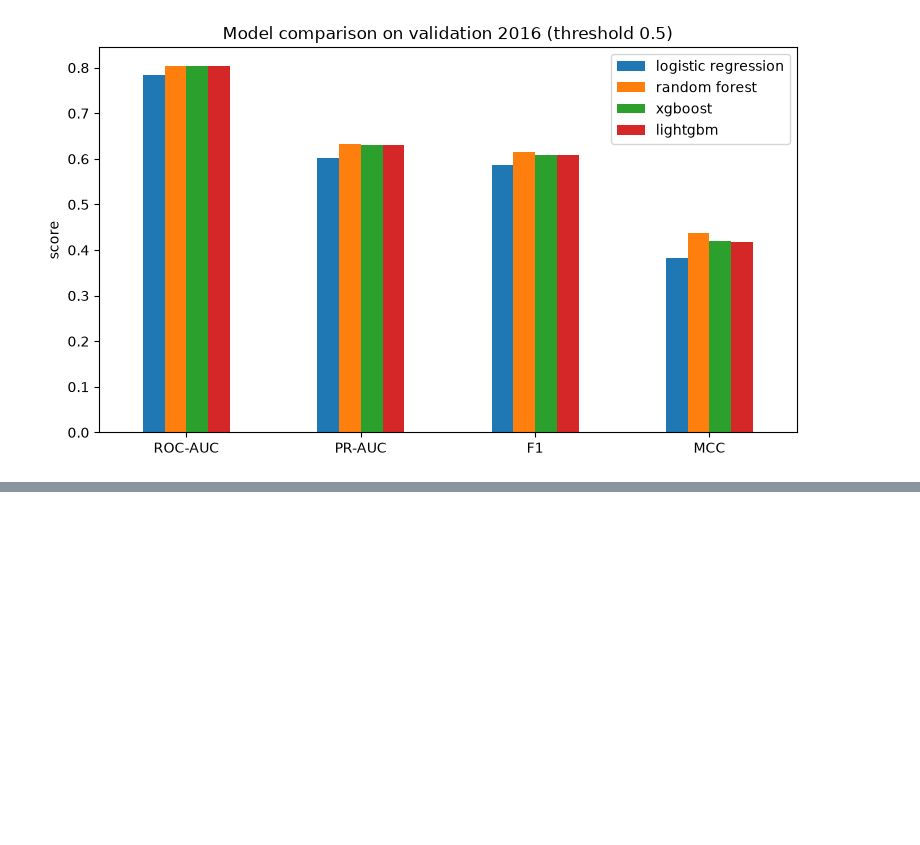
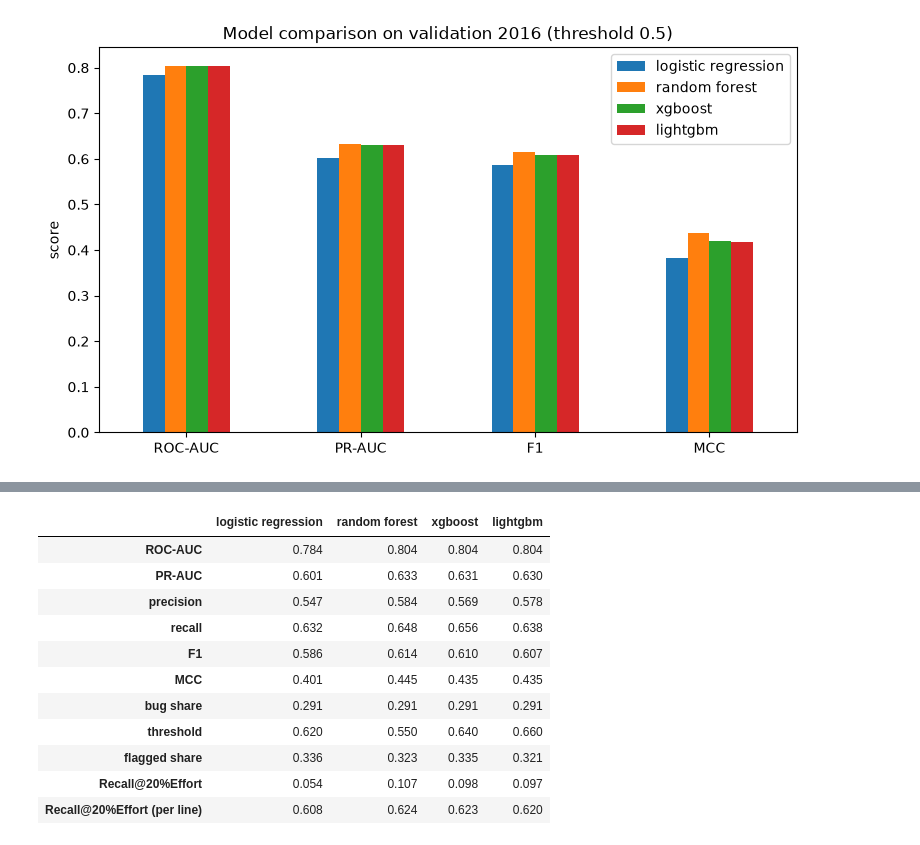
Before and after one commit to hangelaa/commit-wise, a Jupyter notebook: notebooks/03_model_comparison.ipynb, the cells around one changed output, grey strips where cells are left out. Saved outputs shown, nothing was run; the diff lists cells and outputs as text; code cells hidden in the pictures; blank space fills up the shorter version.

```diff
--- a/notebooks/03_model_comparison.ipynb
+++ b/notebooks/03_model_comparison.ipynb
@@ -71,0 +88,33 @@ results.round(4).to_csv("../results/03_model_comparison_validation.csv")
+# %%
+import numpy as np
+from src.evaluation.metrics import best_threshold, effort_curve, recall_at_effort
+
+y_val = validation[LABEL]
+effort = (validation["la"] + validation["ld"]).to_numpy()
+
+rows = {}
+for name, p in proba.items():
+    t = best_threshold(y_val, p)
+    row = evaluate(y_val, p, threshold=t)
+    row["threshold"] = t
+    row["flagged share"] = (p >= t).mean()
+    row["Recall@20%Effort"] = recall_at_effort(y_val, p, effort, 0.2)
+    row["Recall@20%Effort (per line)"] = recall_at_effort(y_val, p / (effort + 1), effort, 0.2)
+    rows[name] = row
+
+tuned = pd.DataFrame(rows)
+tuned.round(4).to_csv("../results/03_tuned_validation.csv")
+tuned.round(3)
+# %% [output]
+|  | logistic regression | random forest | xgboost | lightgbm |
+| ROC-AUC | 0.784 | 0.804 | 0.804 | 0.804 |
+| PR-AUC | 0.601 | 0.633 | 0.631 | 0.630 |
+| precision | 0.547 | 0.584 | 0.569 | 0.578 |
+| recall | 0.632 | 0.648 | 0.656 | 0.638 |
+| F1 | 0.586 | 0.614 | 0.610 | 0.607 |
+| MCC | 0.401 | 0.445 | 0.435 | 0.435 |
+| bug share | 0.291 | 0.291 | 0.291 | 0.291 |
+| threshold | 0.620 | 0.550 | 0.640 | 0.660 |
+| flagged share | 0.336 | 0.323 | 0.335 | 0.321 |
+| Recall@20%Effort | 0.054 | 0.107 | 0.098 | 0.097 |
+| Recall@20%Effort (per line) | 0.608 | 0.624 | 0.623 | 0.620 |
```
Also changed, not shown: parts of 3 cells of this notebook, 3 other files.
